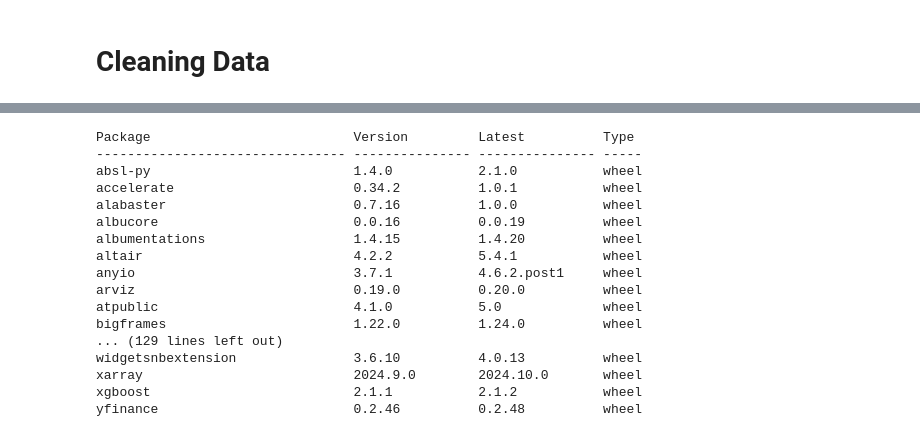
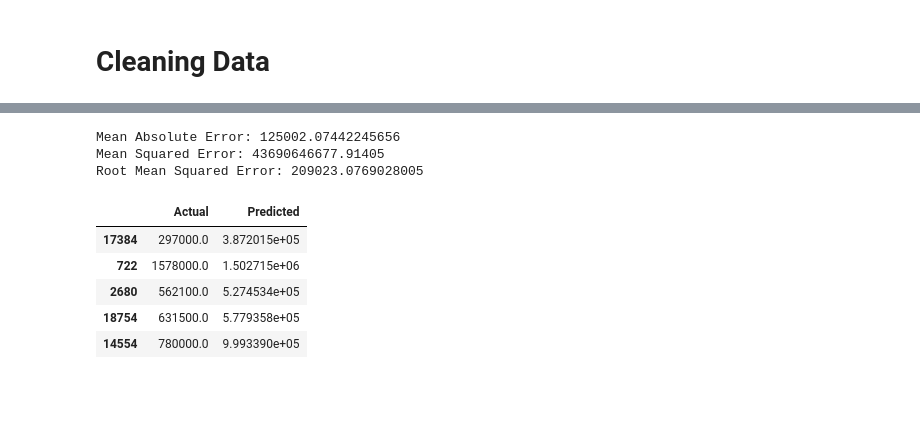
Before and after one commit to Harsha-7989/regressions, a Jupyter notebook: House_Price_Prediction.ipynb, the cells around one changed output, grey strips where cells are left out. Saved outputs shown, nothing was run; the diff lists cells and outputs as text; code cells hidden in the pictures; blank space fills up the shorter version.

```diff
--- a/House_Price_Prediction.ipynb
+++ b/House_Price_Prediction.ipynb
@@ -64,20 +43,0 @@ zipp                               3.20.2
-# %%
-pip list --outdated
-# %% [output]
-Package                          Version         Latest          Type
--------------------------------- --------------- --------------- -----
-absl-py                          1.4.0           2.1.0           wheel
-accelerate                       0.34.2          1.0.1           wheel
-alabaster                        0.7.16          1.0.0           wheel
-albucore                         0.0.16          0.0.19          wheel
-albumentations                   1.4.15          1.4.20          wheel
-altair                           4.2.2           5.4.1           wheel
-anyio                            3.7.1           4.6.2.post1     wheel
-arviz                            0.19.0          0.20.0          wheel
-atpublic                         4.1.0           5.0             wheel
-bigframes                        1.22.0          1.24.0          wheel
-... (129 lines left out)
-widgetsnbextension               3.6.10          4.0.13          wheel
-xarray                           2024.9.0        2024.10.0       wheel
-xgboost                          2.1.1           2.1.2           wheel
-yfinance                         0.2.46          0.2.48          wheel
@@ -83,0 +56,18 @@ yfinance                         0.2.46          0.2.48          wheel
+# %%
+df = pd.DataFrame({'Actual': y_test, 'Predicted': y_pred})
+from sklearn import metrics
+
+print('Mean Absolute Error:', metrics.mean_absolute_error(y_test, y_pred))
+print('Mean Squared Error:', metrics.mean_squared_error(y_test, y_pred))
+print('Root Mean Squared Error:', np.sqrt(metrics.mean_squared_error(y_test, y_pred)))
+df.head()
+# %% [output]
+Mean Absolute Error: 125002.07442245656
+Mean Squared Error: 43690646677.91405
+Root Mean Squared Error: 209023.0769028005
+|  | Actual | Predicted |
+| 17384 | 297000.0 | 3.872015e+05 |
+| 722 | 1578000.0 | 1.502715e+06 |
+| 2680 | 562100.0 | 5.274534e+05 |
+| 18754 | 631500.0 | 5.779358e+05 |
+| 14554 | 780000.0 | 9.993390e+05 |
```
Also changed, not shown: parts of 8 cells of this notebook.
